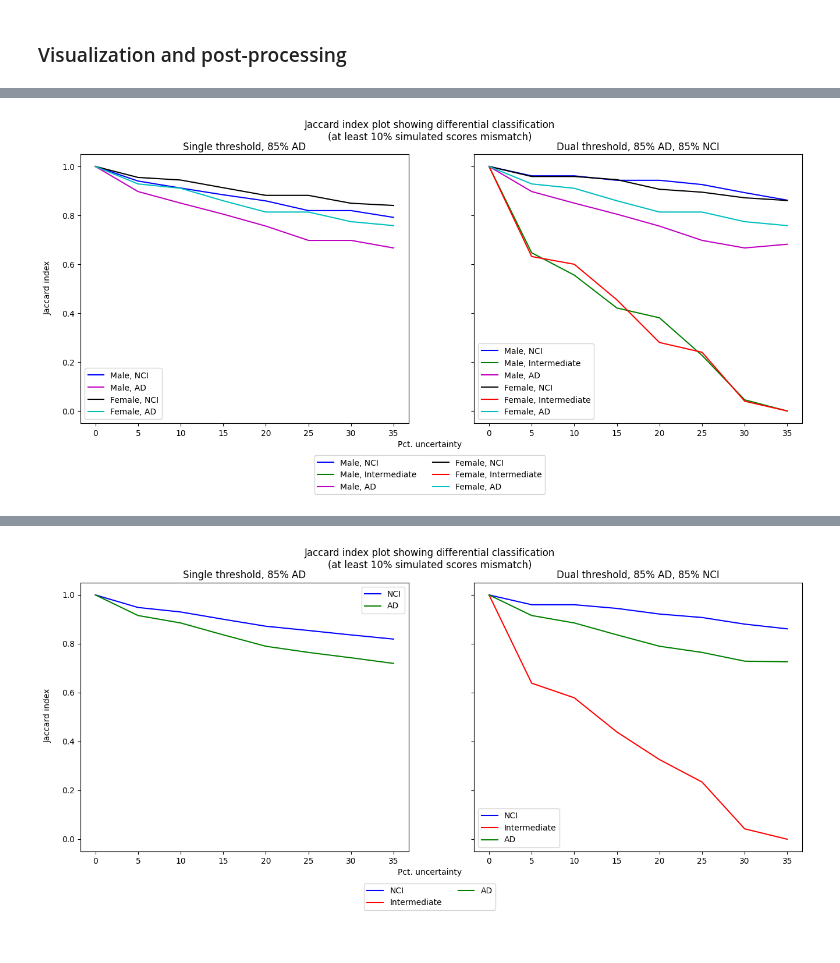
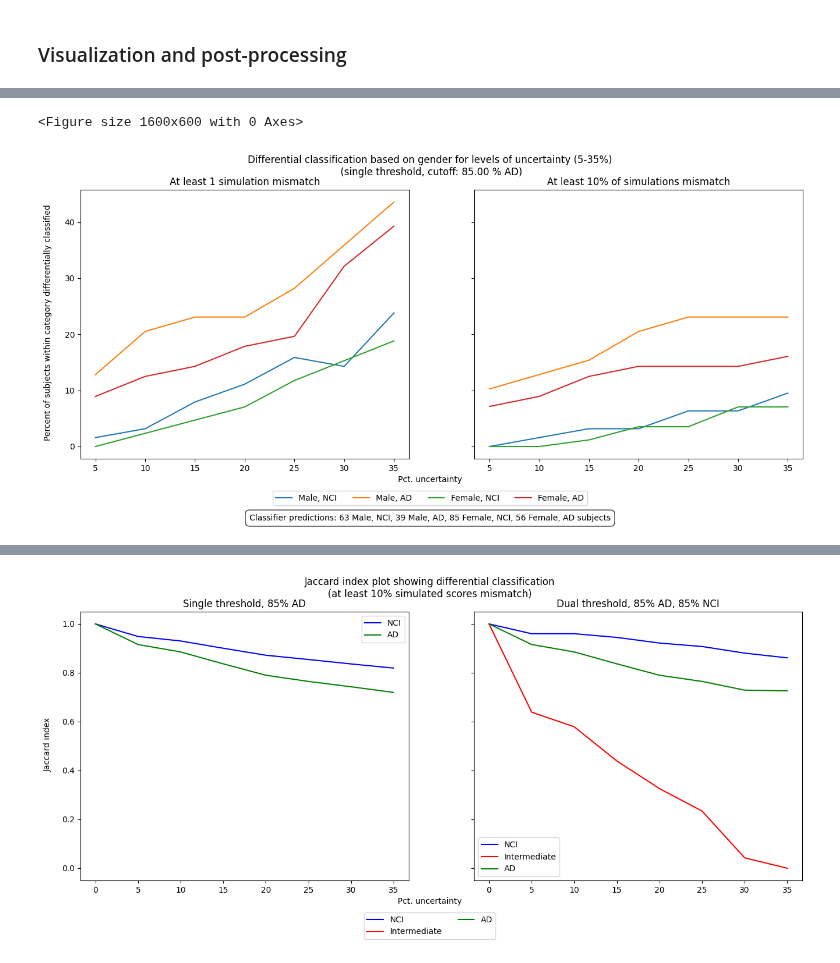
Before and after one commit to Translational-HDPM/T-HDPM_uncertainty_analysis, a Jupyter notebook: notebooks/uncertainty_analysis_based_on_gender.ipynb, the cells around one changed output, grey strips where cells are left out. Cells and saved outputs as stored; diff of their text form; code cells hidden in the pictures.

Commit message:
feat: add differential classification plots for gender data

```diff
--- a/notebooks/uncertainty_analysis_based_on_gender.ipynb
+++ b/notebooks/uncertainty_analysis_based_on_gender.ipynb
@@ -376,43 +352,24 @@ def build_gender_pred_labels_dict(
             pred_labels_dict[uncert], pathos_df
         )
     return gender_pred_labels_dict
-# %%
-plot_jaccard_index_plot(
-    labels_dict_single_thres={
-        label: color
-        for color, label in zip(
-            "bmkc",
-            map(
-                lambda x: f"{x[0]}, {x[1]}",
-                product(["Male", "Female"], ["NCI", "AD"]),
-            ),
-        )
-    },
-    labels_dict_dual_thres={
-        label: color
-        for color, label in zip(
-            "bgmkrc",
-            map(
-                lambda x: f"{x[0]}, {x[1]}",
-                product(["Male", "Female"], ["NCI", "Intermediate", "AD"]),
-            ),
-        )
-    },
-    gt_labels_single_thres=get_gender_pred_labels(
-        res.single_thres_gt_labels, pathos
-    ),
-    gt_labels_dual_thres=get_gender_pred_labels(
-        res.dual_thres_gt_labels, pathos
-    ),
-    pred_labels_dict_single_thres=build_gender_pred_labels_dict(
-        res.single_thres_pred_labels, pathos
-    ),
-    pred_labels_dict_dual_thres=build_gender_pred_labels_dict(
-        res.dual_thres_pred_labels, pathos
-    ),
-    single_thres_plot_title="Single threshold, 85% AD",
-    dual_thres_plot_title="Dual threshold, 85% AD, 85% NCI",
-    figure_title="Jaccard index plot showing differential classification\n(at least 10% simulated scores mismatch)",
-)
-# %% [output]
-[figure]
+# %%
+plot_differential_classification_results(
+    gt_labels=get_gender_pred_labels(res.single_thres_gt_labels, pathos),
+    one_sim_mismatch_pred_labels_dict=build_gender_pred_labels_dict(
+        res_1_diff_cls.single_thres_pred_labels, pathos
+    ),
+    ten_pct_sim_mismatch_pred_labels_dict=build_gender_pred_labels_dict(
+        res.single_thres_pred_labels, pathos
+    ),
+    labels=list(
+        map(
+            lambda x: f"{x[0]}, {x[1]}",
+            product(["Male", "Female"], ["NCI", "AD"]),
+        )
+    ),
+    figure_title="Differential classification based on gender for levels of uncertainty (5-35%)\n"
+    + f" (single threshold, cutoff: {single_thres * 100:.2f} % AD)",
+)
+# %% [output]
+<Figure size 1600x600 with 0 Axes>
+[figure, new version]
```
Also changed, not shown: parts of 4 cells of this notebook.
